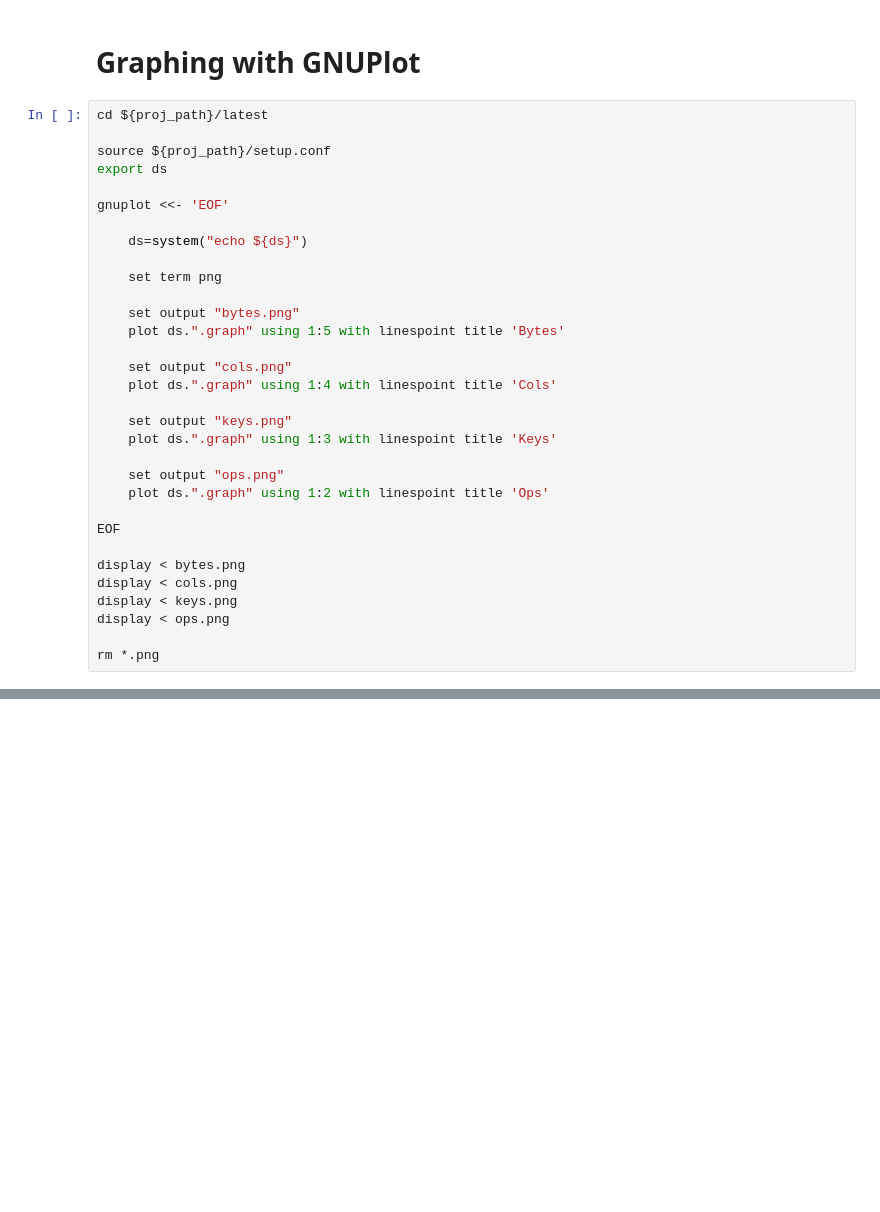
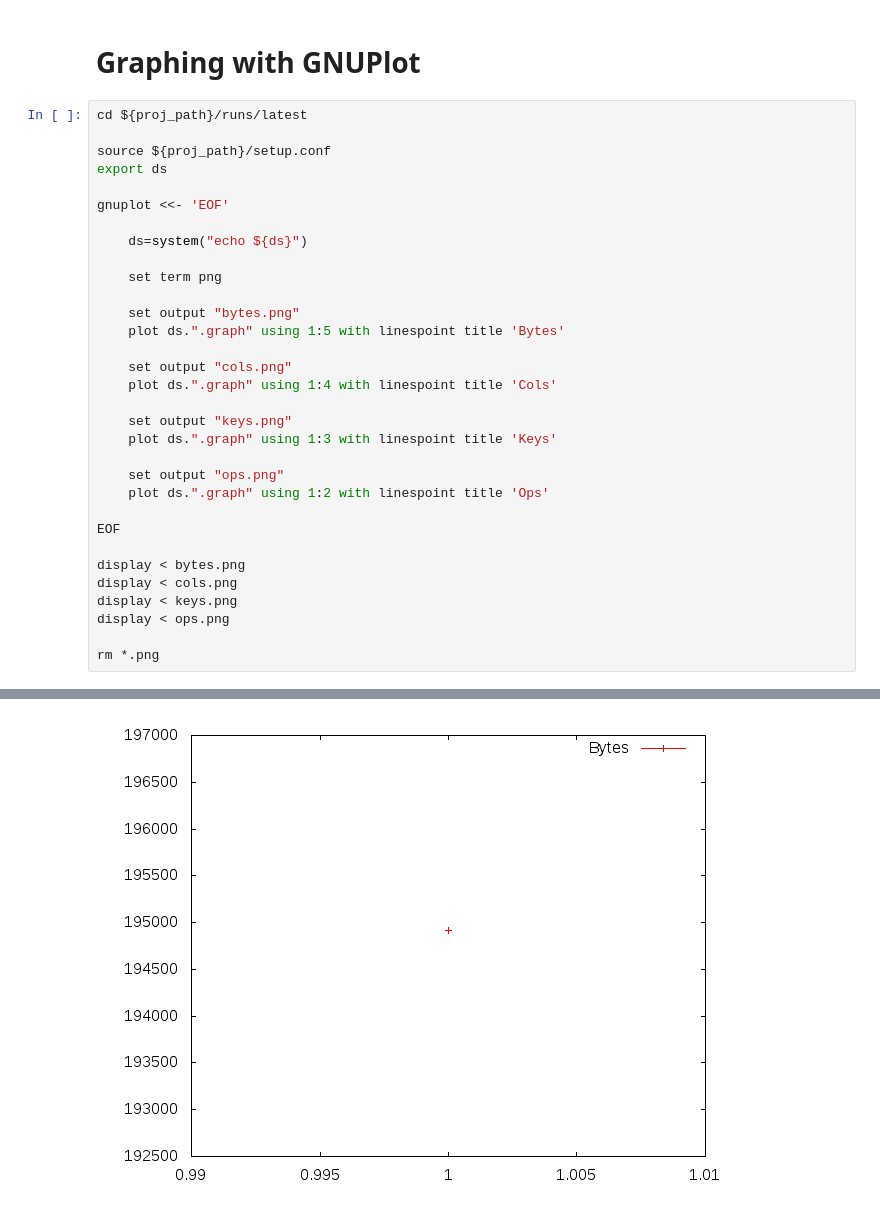
Before and after one commit to DSEF/DSEF, a Jupyter notebook: Eiger Experiment sgt.ipynb, the cells around one changed output, grey strips where cells are left out. Drawn from its saved outputs; the diff is of its cells as text; blank space fills up the shorter version.

```diff
--- a/Eiger Experiment sgt.ipynb
+++ b/Eiger Experiment sgt.ipynb
@@ -127,7 +173,7 @@ cd ${proj_path}/postprocess
 # %% [markdown]
 # Graphing with GNUPlot
 # %%
-cd ${proj_path}/latest
+cd ${proj_path}/runs/latest
 
 source ${proj_path}/setup.conf
 export ds
@@ -158,3 +204,4 @@ display < keys.png
 display < ops.png
 
 rm *.png
+# %% [output]
@@ -160,0 +216 @@ rm *.png
+[figure, added]
```
Also changed, not shown: parts of 4 cells of this notebook, 8 other files.
